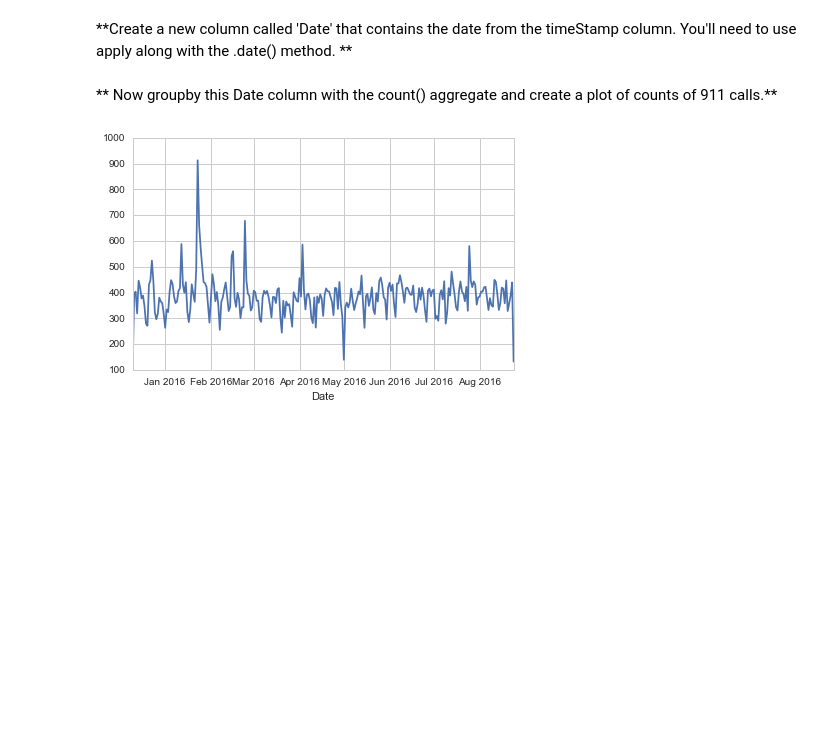
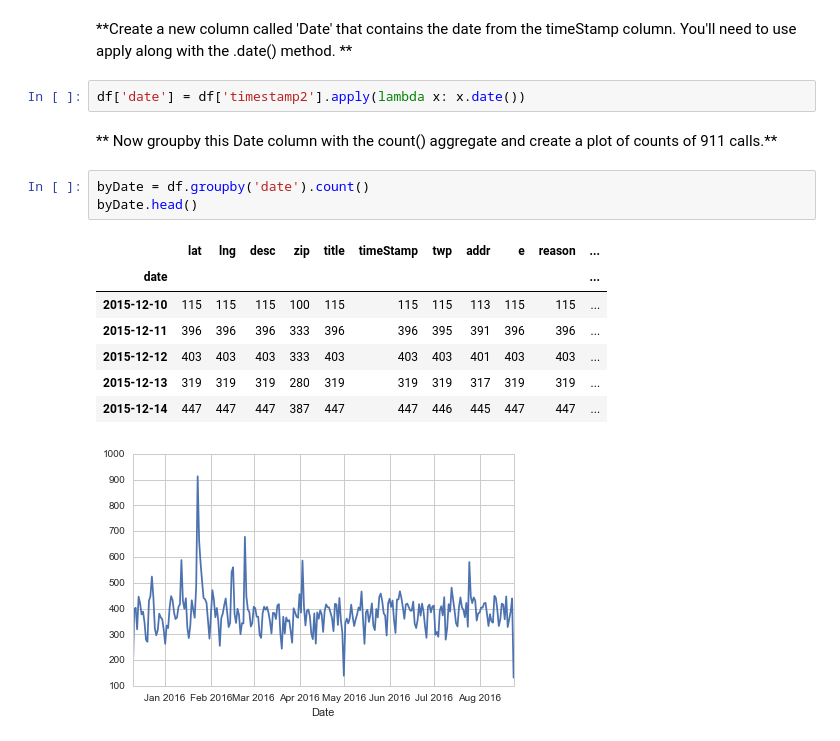
Before and after one commit to AtmaMani/pyChakras, a Jupyter notebook: udemy_ml_bootcamp/Data-Capstone-Projects/911 Calls Data Capstone Project .ipynb, the cells around one changed output. Drawn from its saved outputs; the diff is of its cells as text; blank space fills up the shorter version.

```diff
--- a/udemy_ml_bootcamp/Data-Capstone-Projects/911 Calls Data Capstone Project .ipynb
+++ b/udemy_ml_bootcamp/Data-Capstone-Projects/911 Calls Data Capstone Project .ipynb
@@ -306,8 +306,21 @@ sns.lmplot(x='month',y='lat', data=byMonth)
 [figure]
 # %% [markdown]
 **Create a new column called 'Date' that contains the date from the timeStamp column. You'll need to use apply along with the .date() method. **
+# %%
+df['date'] = df['timestamp2'].apply(lambda x: x.date())
 # %% [markdown]
 ** Now groupby this Date column with the count() aggregate and create a plot of counts of 911 calls.**
+# %%
+byDate = df.groupby('date').count()
+byDate.head()
+# %% [output]
+|  | lat | lng | desc | zip | title | timeStamp | twp | addr | e | reason | ... |
+| date |  |  |  |  |  |  |  |  |  |  | ... |
+| 2015-12-10 | 115 | 115 | 115 | 100 | 115 | 115 | 115 | 113 | 115 | 115 | ... |
+| 2015-12-11 | 396 | 396 | 396 | 333 | 396 | 396 | 395 | 391 | 396 | 396 | ... |
+| 2015-12-12 | 403 | 403 | 403 | 333 | 403 | 403 | 403 | 401 | 403 | 403 | ... |
+| 2015-12-13 | 319 | 319 | 319 | 280 | 319 | 319 | 319 | 317 | 319 | 319 | ... |
+| 2015-12-14 | 447 | 447 | 447 | 387 | 447 | 447 | 446 | 445 | 447 | 447 | ... |
 # %%
 # %% [output]
 [figure]
```
Also changed, not shown: parts of 8 cells of this notebook, 1 other file.
